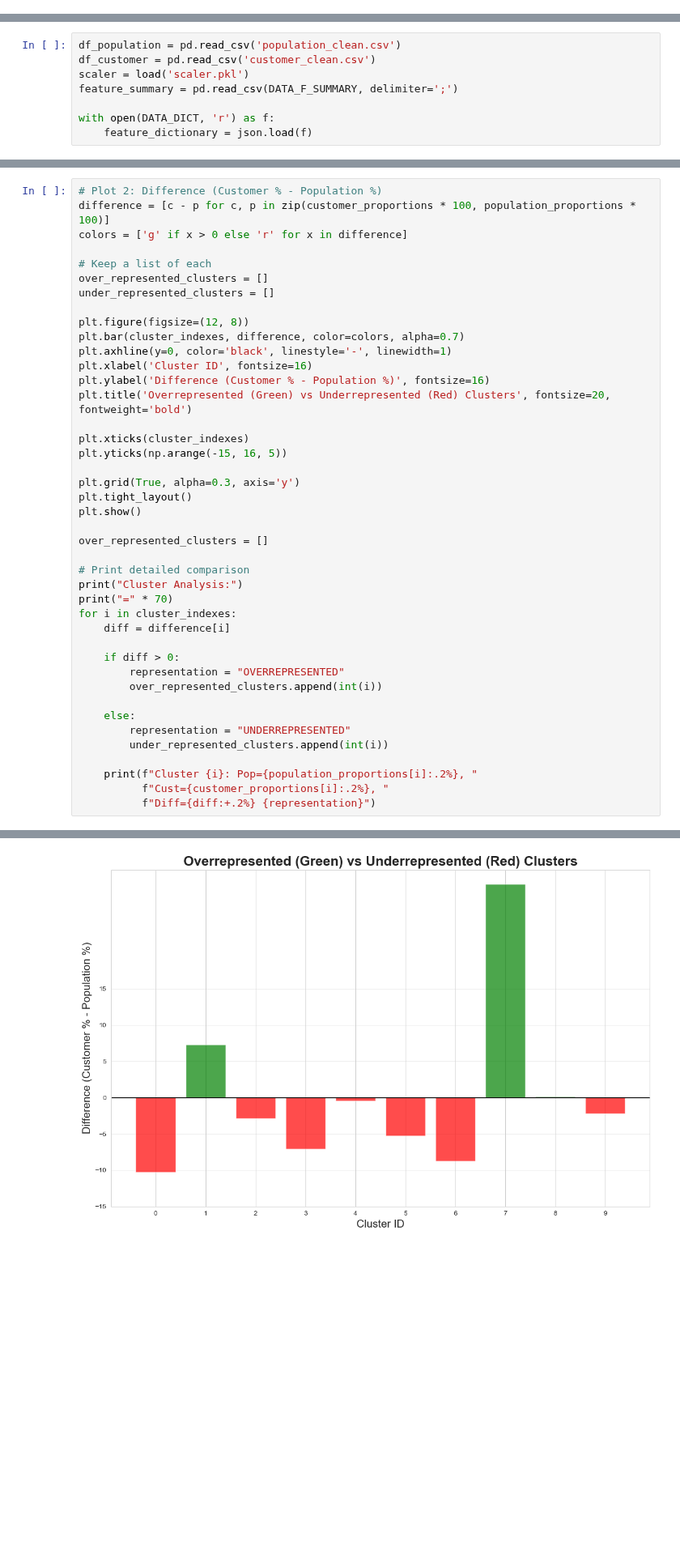
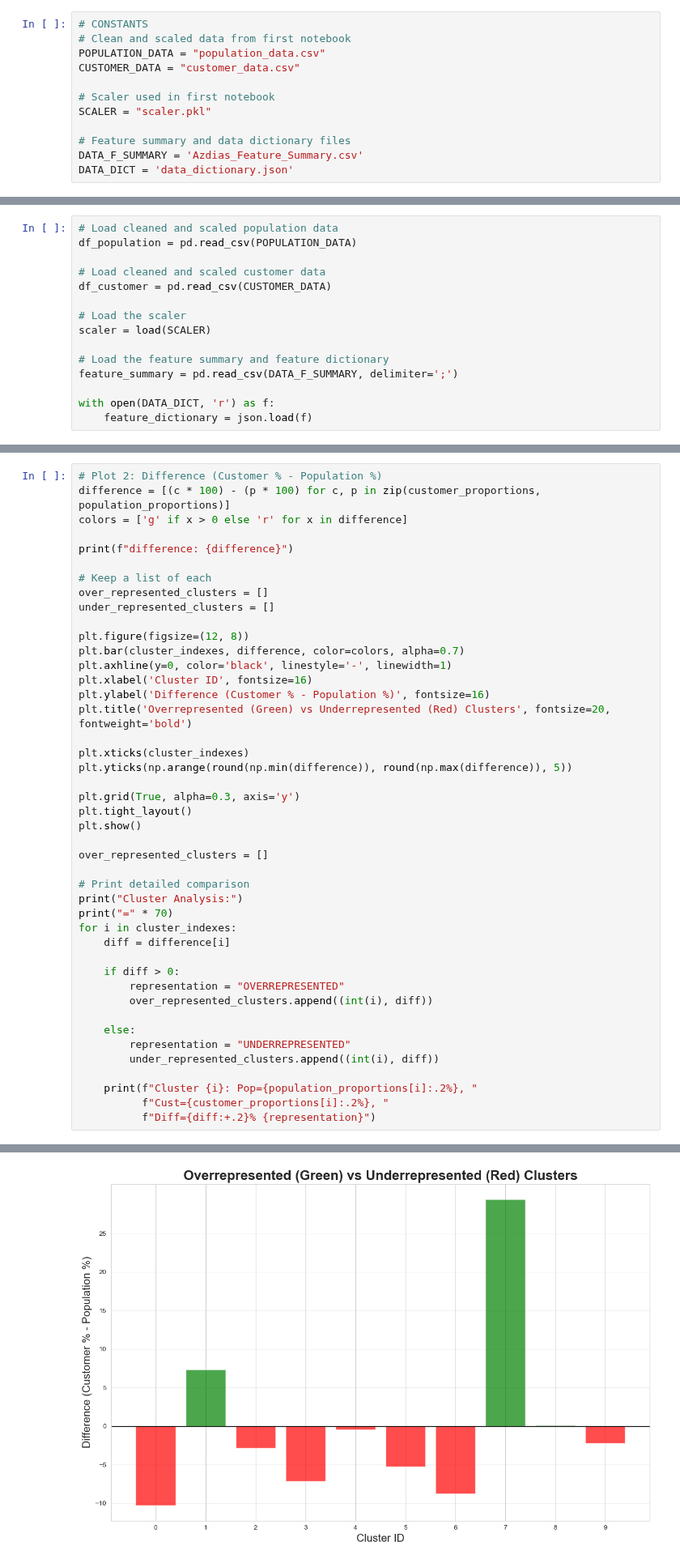
Before and after one commit to kinant/ud-ml-pytorch, a Jupyter notebook: Project 03/identify_customer_segments/Identify_Customer_Segments.ipynb, the cells around one changed output, grey strips where cells are left out. Shown at 81% size. Cells and saved outputs as stored; diff of their text form; blank space fills up the shorter version.

```diff
--- a/Project 03/identify_customer_segments/Identify_Customer_Segments.ipynb
+++ b/Project 03/identify_customer_segments/Identify_Customer_Segments.ipynb
@@ -33,0 +25,12 @@ DATA_DICT = 'data_dictionary.json'
+# %%
+# CONSTANTS
+# Clean and scaled data from first notebook
+POPULATION_DATA = "population_data.csv"
+CUSTOMER_DATA = "customer_data.csv"
+
+# Scaler used in first notebook
+SCALER = "scaler.pkl"
+
+# Feature summary and data dictionary files
+DATA_F_SUMMARY = 'Azdias_Feature_Summary.csv'
+DATA_DICT = 'data_dictionary.json'
@@ -34,7 +44,14 @@ DATA_DICT = 'data_dictionary.json'
 # %%
-df_population = pd.read_csv('population_clean.csv')
-df_customer = pd.read_csv('customer_clean.csv')
-scaler = load('scaler.pkl')
+# Load cleaned and scaled population data
+df_population = pd.read_csv(POPULATION_DATA)
+
+# Load cleaned and scaled customer data
+df_customer = pd.read_csv(CUSTOMER_DATA)
+
+# Load the scaler
+scaler = load(SCALER)
+
+# Load the feature summary and feature dictionary
 feature_summary = pd.read_csv(DATA_F_SUMMARY, delimiter=';')
 
 with open(DATA_DICT, 'r') as f:
@@ -567,8 +650,10 @@ plt.show()
 We can also plot the differences between both, to better visualize Over and Under Represented Customers:
 # %%
 # Plot 2: Difference (Customer % - Population %)
-difference = [c - p for c, p in zip(customer_proportions * 100, population_proportions * 100)]
+difference = [(c * 100) - (p * 100) for c, p in zip(customer_proportions, population_proportions)]
 colors = ['g' if x > 0 else 'r' for x in difference]
+
+print(f"difference: {difference}")
 
 # Keep a list of each
 over_represented_clusters = []
@@ -582,7 +667,7 @@ plt.ylabel('Difference (Customer % - Population %)', fontsize=16)
 plt.title('Overrepresented (Green) vs Underrepresented (Red) Clusters', fontsize=20, fontweight='bold')
 
 plt.xticks(cluster_indexes)
-plt.yticks(np.arange(-15, 16, 5))
+plt.yticks(np.arange(round(np.min(difference)), round(np.max(difference)), 5))
 
 plt.grid(True, alpha=0.3, axis='y')
 plt.tight_layout()
@@ -598,13 +683,13 @@ for i in cluster_indexes:
 
     if diff > 0:
         representation = "OVERREPRESENTED"
-        over_represented_clusters.append(int(i))
+        over_represented_clusters.append((int(i), diff))
 
     else:
         representation = "UNDERREPRESENTED"
-        under_represented_clusters.append(int(i))
+        under_represented_clusters.append((int(i), diff))
 
     print(f"Cluster {i}: Pop={population_proportions[i]:.2%}, "
           f"Cust={customer_proportions[i]:.2%}, "
-          f"Diff={diff:+.2%} {representation}")
+          f"Diff={diff:+.2}% {representation}")
 # %% [output]
@@ -611 +697 @@ for i in cluster_indexes:
-[figure, old version]
+[figure, new version]
```
Also changed, not shown: parts of 42 cells of this notebook, 4 other files.
